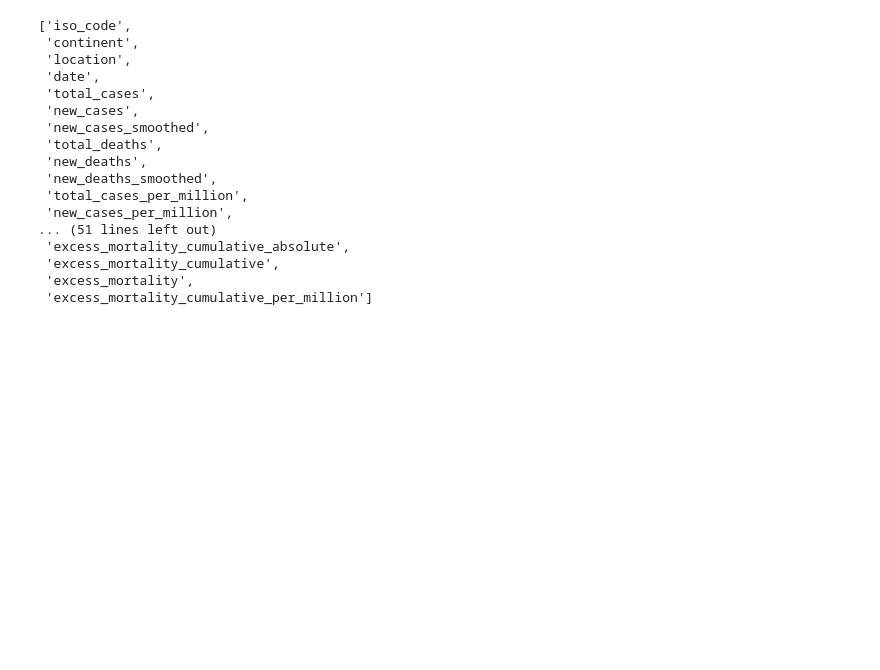
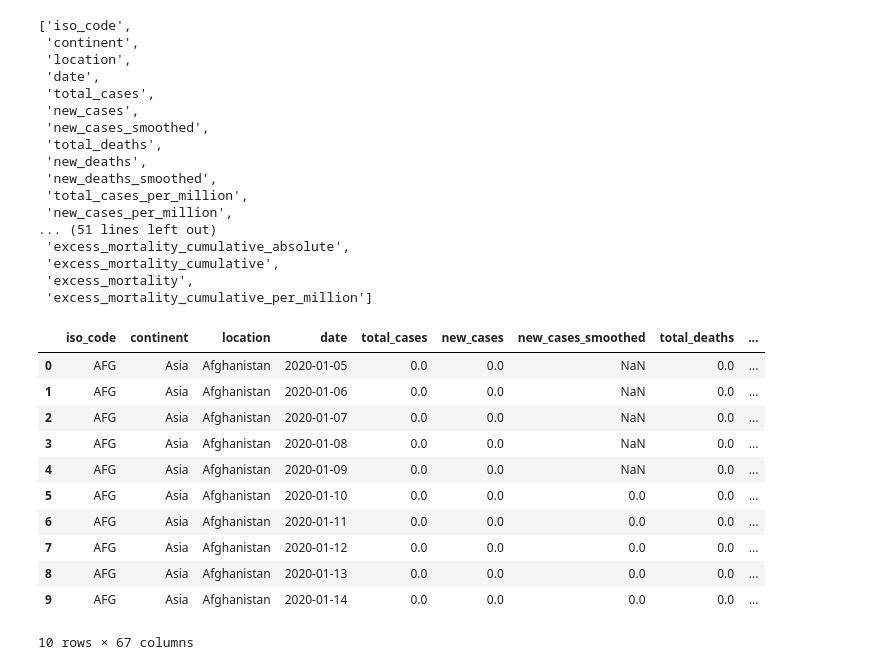
Before and after one commit to TiagoV69/analisis-datos-evento2-grupo7, a Jupyter notebook: EntregaNo3/Evento3/fase3_preparacion_data/preparacion_data.ipynb, the cells around one changed output. Drawn from its saved outputs; the diff is of its cells as text; code cells hidden in the pictures; blank space fills up the shorter version.

```diff
--- a/EntregaNo3/Evento3/fase3_preparacion_data/preparacion_data.ipynb
+++ b/EntregaNo3/Evento3/fase3_preparacion_data/preparacion_data.ipynb
@@ -67,4 +67,17 @@ raw.columns.to_list()
  'excess_mortality_cumulative_per_million']
 # %%
 # Impresión de las primeras 3 filas del DataFrame para inspección visual.
-raw.head(3)
+raw.head(10)
+# %% [output]
+|  | iso_code | continent | location | date | total_cases | new_cases | new_cases_smoothed | total_deaths | ... |
+| 0 | AFG | Asia | Afghanistan | 2020-01-05 | 0.0 | 0.0 | NaN | 0.0 | ... |
+| 1 | AFG | Asia | Afghanistan | 2020-01-06 | 0.0 | 0.0 | NaN | 0.0 | ... |
+| 2 | AFG | Asia | Afghanistan | 2020-01-07 | 0.0 | 0.0 | NaN | 0.0 | ... |
+| 3 | AFG | Asia | Afghanistan | 2020-01-08 | 0.0 | 0.0 | NaN | 0.0 | ... |
+| 4 | AFG | Asia | Afghanistan | 2020-01-09 | 0.0 | 0.0 | NaN | 0.0 | ... |
+| 5 | AFG | Asia | Afghanistan | 2020-01-10 | 0.0 | 0.0 | 0.0 | 0.0 | ... |
+| 6 | AFG | Asia | Afghanistan | 2020-01-11 | 0.0 | 0.0 | 0.0 | 0.0 | ... |
+| 7 | AFG | Asia | Afghanistan | 2020-01-12 | 0.0 | 0.0 | 0.0 | 0.0 | ... |
+| 8 | AFG | Asia | Afghanistan | 2020-01-13 | 0.0 | 0.0 | 0.0 | 0.0 | ... |
+| 9 | AFG | Asia | Afghanistan | 2020-01-14 | 0.0 | 0.0 | 0.0 | 0.0 | ... |
+10 rows × 67 columns
```
Also changed, not shown: parts of 6 cells of this notebook.
